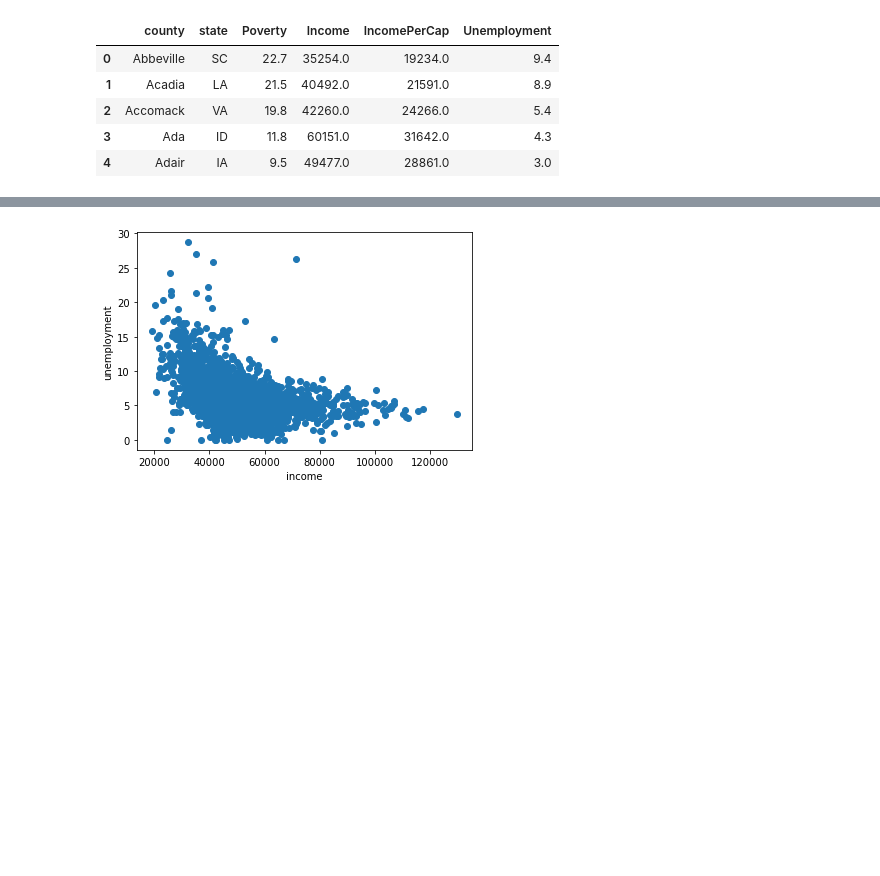
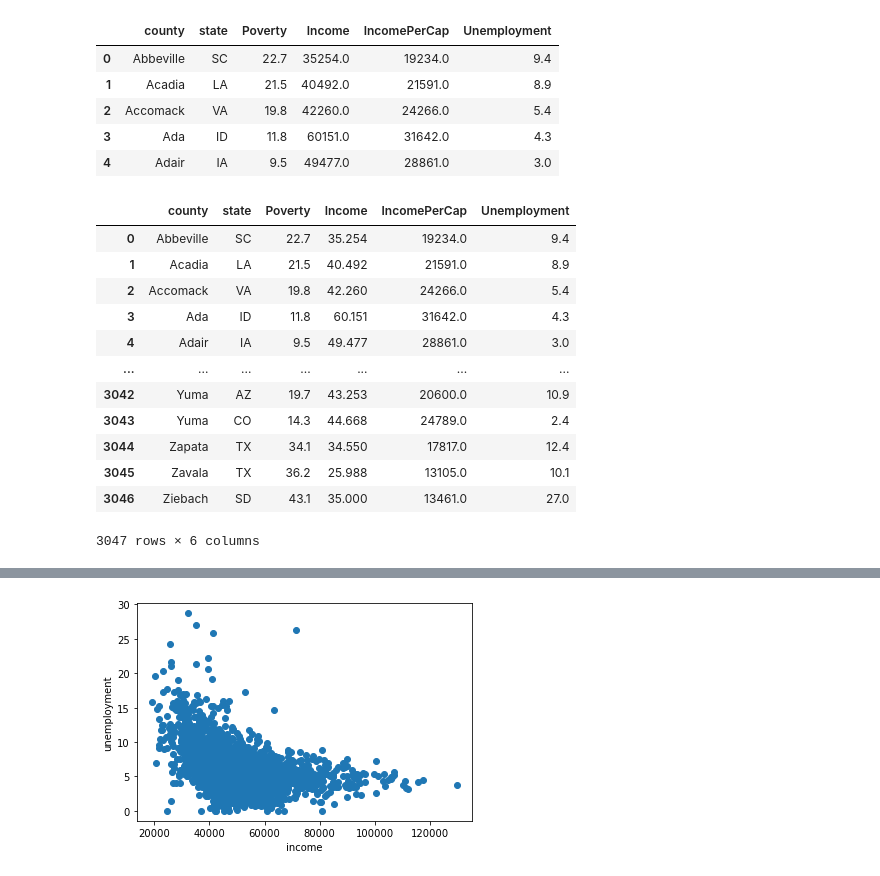
Before and after one commit to Mkhanali25/2016-2020_Election_Analysis, a Jupyter notebook: Linear_Regression.ipynb, the cells around one changed output, grey strips where cells are left out. Saved outputs shown, nothing was run; the diff lists cells and outputs as text; code cells hidden in the pictures; blank space fills up the shorter version.

```diff
--- a/Linear_Regression.ipynb
+++ b/Linear_Regression.ipynb
@@ -14,3 +14,20 @@ county_df.head()
 | 2 | Accomack | VA | 19.8 | 42260.0 | 24266.0 | 5.4 |
 | 3 | Ada | ID | 11.8 | 60151.0 | 31642.0 | 4.3 |
 | 4 | Adair | IA | 9.5 | 49477.0 | 28861.0 | 3.0 |
+# %%
+county_df["Income"]= county_df["Income"]/1000
+county_df
+# %% [output]
+|  | county | state | Poverty | Income | IncomePerCap | Unemployment |
+| 0 | Abbeville | SC | 22.7 | 35.254 | 19234.0 | 9.4 |
+| 1 | Acadia | LA | 21.5 | 40.492 | 21591.0 | 8.9 |
+| 2 | Accomack | VA | 19.8 | 42.260 | 24266.0 | 5.4 |
+| 3 | Ada | ID | 11.8 | 60.151 | 31642.0 | 4.3 |
+| 4 | Adair | IA | 9.5 | 49.477 | 28861.0 | 3.0 |
+| ... | ... | ... | ... | ... | ... | ... |
+| 3042 | Yuma | AZ | 19.7 | 43.253 | 20600.0 | 10.9 |
+| 3043 | Yuma | CO | 14.3 | 44.668 | 24789.0 | 2.4 |
+| 3044 | Zapata | TX | 34.1 | 34.550 | 17817.0 | 12.4 |
+| 3045 | Zavala | TX | 36.2 | 25.988 | 13105.0 | 10.1 |
+| 3046 | Ziebach | SD | 43.1 | 35.000 | 13461.0 | 27.0 |
+3047 rows × 6 columns
```
Also changed, not shown: parts of 3 cells of this notebook, 7 other files.
